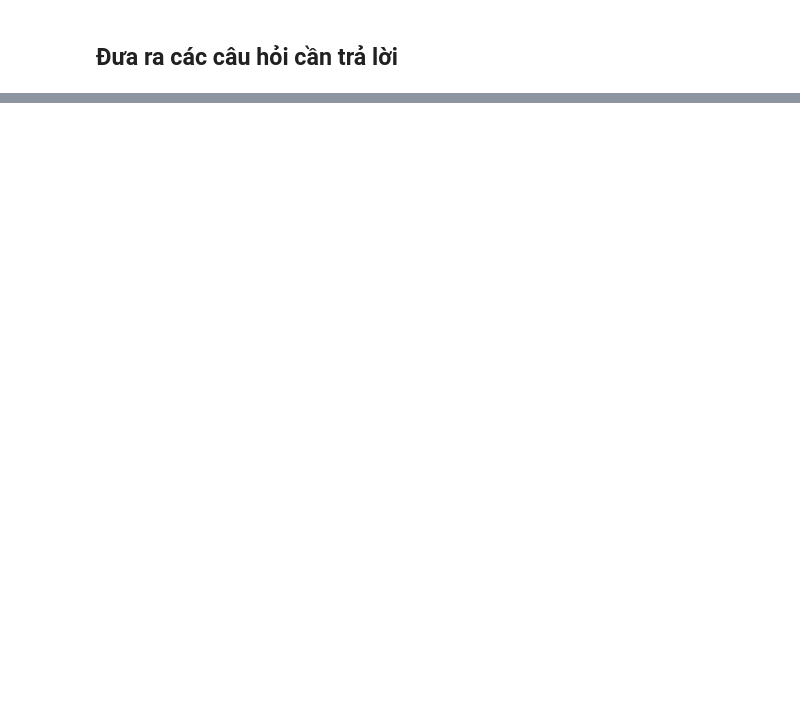
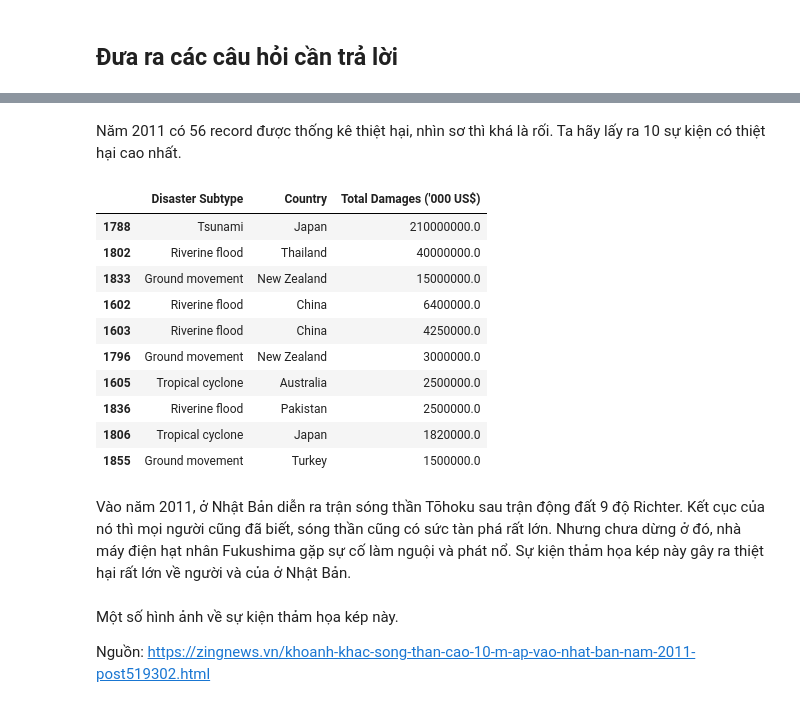
Before and after one commit to grant-ward-101/KHDL-final, a Jupyter notebook: 1712724-HuynhCongSinh.ipynb, the cells around one changed output, grey strips where cells are left out. Cells and saved outputs as stored; diff of their text form; code cells hidden in the pictures; blank space fills up the shorter version.

```diff
--- a/1712724-HuynhCongSinh.ipynb
+++ b/1712724-HuynhCongSinh.ipynb
@@ -189,0 +275,23 @@ Sau khi khám phá xong dữ liệu, ta thấy có một vài câu hỏi đáng
+# %% [markdown]
+Năm 2011 có 56 record được thống kê thiệt hại, nhìn sơ thì khá là rối. Ta hãy lấy ra 10 sự kiện có thiệt hại cao nhất.
+# %%
+top_damages = year_2011.sort_values('Total Damages (\'000 US$)',ascending=False).head(10)
+top_damages
+# %% [output]
+|  | Disaster Subtype | Country | Total Damages ('000 US$) |
+| 1788 | Tsunami | Japan | 210000000.0 |
+| 1802 | Riverine flood | Thailand | 40000000.0 |
+| 1833 | Ground movement | New Zealand | 15000000.0 |
+| 1602 | Riverine flood | China | 6400000.0 |
+| 1603 | Riverine flood | China | 4250000.0 |
+| 1796 | Ground movement | New Zealand | 3000000.0 |
+| 1605 | Tropical cyclone | Australia | 2500000.0 |
+| 1836 | Riverine flood | Pakistan | 2500000.0 |
+| 1806 | Tropical cyclone | Japan | 1820000.0 |
+| 1855 | Ground movement | Turkey | 1500000.0 |
+# %% [markdown]
+Vào năm 2011, ở Nhật Bản diễn ra trận sóng thần Tōhoku sau trận động đất 9 độ Richter. Kết cục của nó thì mọi người cũng đã biết, sóng thần cũng có sức tàn phá rất lớn. Nhưng chưa dừng ở đó, nhà máy điện hạt nhân Fukushima gặp sự cố làm nguội và phát nổ. Sự kiện thảm họa kép này gây ra thiệt hại rất lớn về người và của ở Nhật Bản.
+# %% [markdown]
+Một số hình ảnh về sự kiện thảm họa kép này.
+
+Nguồn: https://zingnews.vn/khoanh-khac-song-than-cao-10-m-ap-vao-nhat-ban-nam-2011-post519302.html
```
Also changed, not shown: parts of 17 cells of this notebook, 2 other files.
